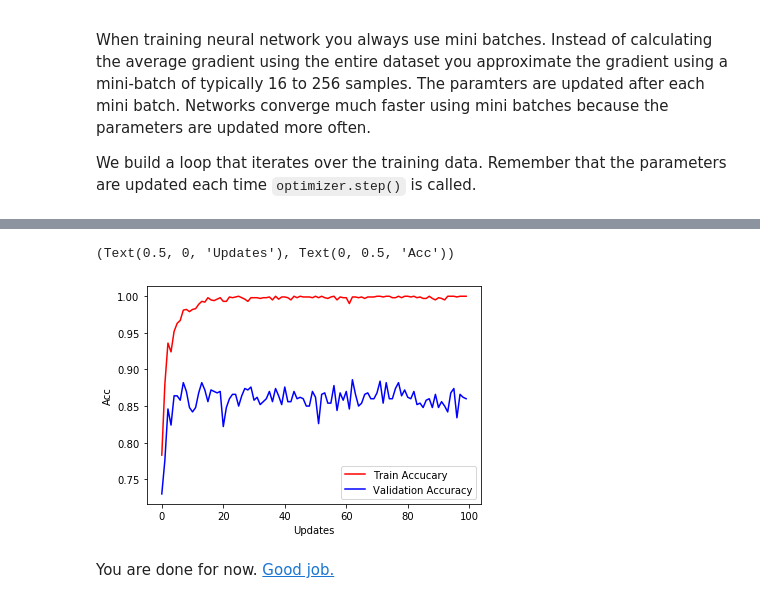
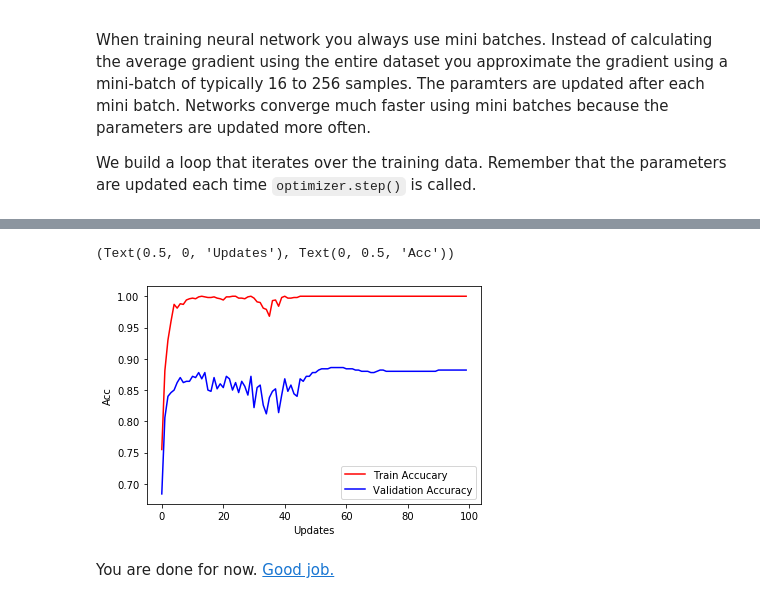
Before and after one commit to MartinBA741/Deep-Learning---DTU, a Jupyter notebook: 3_Feedforward_PyTorch/3.4-EXE-FFN-MNIST.ipynb, the cells around one changed output, grey strips where cells are left out. Saved outputs shown, nothing was run; the diff lists cells and outputs as text; code cells hidden in the pictures.

```diff
--- a/3_Feedforward_PyTorch/3.4-EXE-FFN-MNIST.ipynb
+++ b/3_Feedforward_PyTorch/3.4-EXE-FFN-MNIST.ipynb
@@ -342,13 +342,13 @@ __Pointers on regularization hyperparameter:__
 #Hyperparameters
 num_classes = 10
 num_l1 = 512
-num_l2 = 512 #256
+num_l2 = 256
 num_features = x_train.shape[1]
 
 # define network
 class Net(nn.Module):
 
-    def __init__(self, num_features, num_hidden_l1, num_hidden_l2, num_output):
+    def __init__(self, num_features, num_hidden_l1, num_hidden_l2, num_output, p=0.5):
         super(Net, self).__init__()
         # input layer
         self.W_1 = Parameter(init.kaiming_normal_(torch.Tensor(num_hidden_l1, num_features), a=0, mode='fan_in', nonlinearity='relu'))
@@ -363,16 +363,23 @@ class Net(nn.Module):
         # define activation function in constructor
         self.activation = torch.nn.ReLU()
 
+        # define dropout
+        self.dropout = nn.Dropout(p)
+
+        self.batch_norm = nn.BatchNorm1d(num_features, momentum=0.1)                # BatchNorm defined (Not really improving anything...)
+
+
     def forward(self, x):
+        #x = self.batch_norm(x)                                                     # BatchNorm not applied (Not really improving anything...)
         x = F.linear(x, self.W_1, self.b_1)
         x = self.activation(x)
         x = F.linear(x, self.W_2, self.b_2)
         x = self.activation(x)
-        x = F.linear(x, self.W_3, self.b_3)
+        x = self.dropout(F.linear(x, self.W_3, self.b_3))                           # Apply dropout on last layer (only)
         return x
 
 
-net = Net(num_features, num_l1, num_l2, num_classes)
+net = Net(num_features, num_l1, num_l2, num_classes, p=0.4)
 # %%
 #optimizer = optim.SGD(net.parameters(), lr=0.01, momentum=0.9)         # As I read the assigment, we should add momentum to SGD, and then implement Adam.
 optimizer = optim.Adam(net.parameters(),
@@ -398,9 +405,8 @@ from sklearn.metrics import accuracy_score
 
 # setting hyperparameters and gettings epoch sizes
 batch_size = 100
-num_epochs = 100   # was 200...
-lambda1 = 10e-5     # L1 regularisation
-p_dropout = 0.5
+num_epochs = 100   # was 200... Dropout is very effective so less epocs nessesary
+lambda1 = 10e-10     # L1 regularisation parameter
 num_samples_train = x_train.shape[0]
 num_batches_train = num_samples_train // batch_size
 num_samples_valid = x_valid.shape[0]
@@ -424,9 +430,8 @@ for epoch in range(num_epochs):
         optimizer.zero_grad()
         slce = get_slice(i, batch_size)
 
-        #batch_norm = nn.BatchNorm1d(num_features)                              # BatchNorm defined (Not really improving anything...)
-        drop = nn.Dropout2d(p=p_dropout)                                        # dropout defined
-        output = net(drop(x_train[slce]))                                       # dropout applied
+
+        output = net(x_train[slce])
 
         # compute gradients given loss
         target_batch = targets_train[slce]
@@ -494,5 +499,5 @@ Epoch 91 : Train Loss 0.047812 , Train acc 0.998000, Valid acc 0.848000
 (Text(0.5, 0, 'Updates'), Text(0, 0.5, 'Acc'))
-[figure, old version]
+[figure, new version]
 # %% [markdown]
 You are done for now. [Good job.](https://media1.tenor.com/images/0fd559b07f2174f9b8b7dbde7c5a67ca/tenor.gif)
 # %% [markdown]
```
Also changed, not shown: parts of 2 cells of this notebook.
